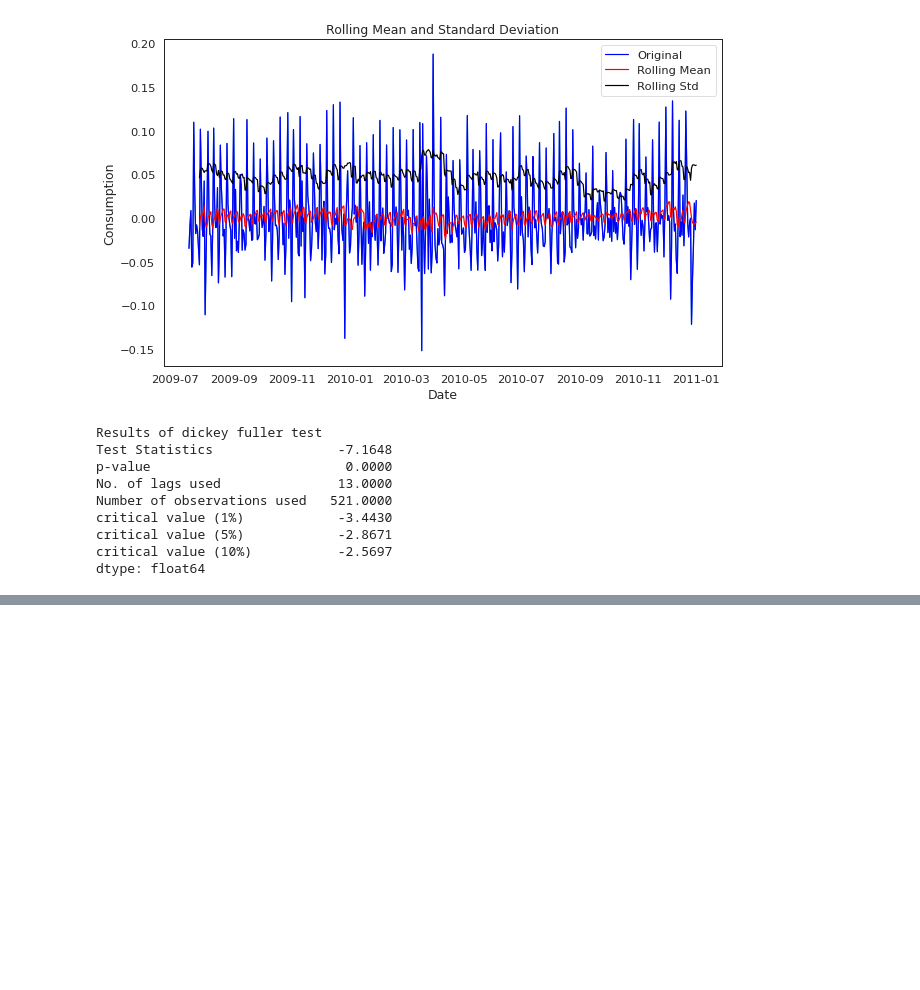
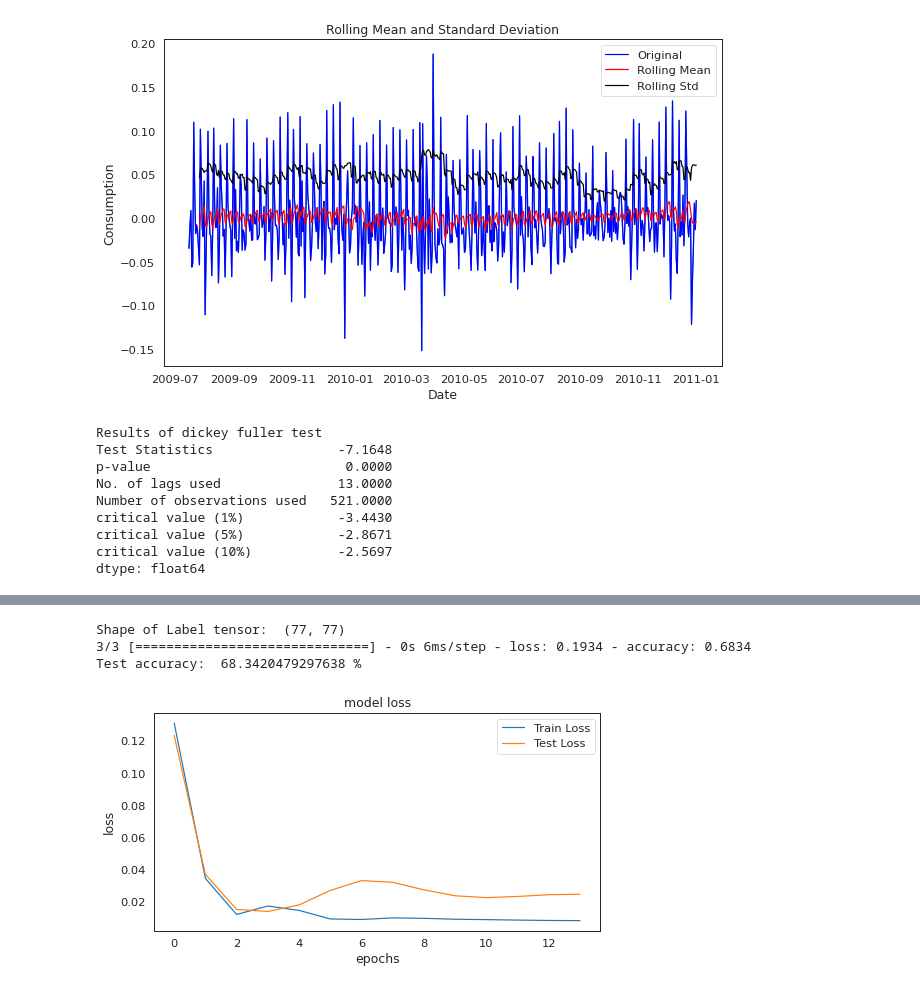
Before and after one commit to mansine/Electricity-Consumption, a Jupyter notebook: LSTM.ipynb, the cells around one changed output, grey strips where cells are left out. Drawn from its saved outputs; the diff is of its cells as text; code cells hidden in the pictures; blank space fills up the shorter version.

```diff
--- a/LSTM.ipynb
+++ b/LSTM.ipynb
@@ -328,0 +339,36 @@ plt.show();
+# %%
+dataset = df.ElectricityConsumption.values #numpy.ndarray
+dataset = dataset.astype('float32')
+dataset = np.reshape(dataset, (-1, 1))
+scaler = MinMaxScaler(feature_range=(0, 1))
+dataset = scaler.fit_transform(dataset)
+train_size = int(len(dataset) * 0.80)
+test_size = len(dataset) - train_size
+train, test = dataset[0:train_size,:], dataset[train_size:len(dataset),:]
+
+def create_dataset(dataset, look_back=1):
+    X, Y = [], []
+    for i in range(len(dataset)-look_back-1):
+        a = dataset[i:(i+look_back), 0]
+        X.append(a)
+        Y.append(dataset[i + look_back, 0])
+    return np.array(X), np.array(Y)
+
+look_back = 30
+X_train, Y_train = create_dataset(train, look_back)
+X_test, Y_test = create_dataset(test, look_back)
+
+# reshape input to be [samples, time steps, features]
+X_train = np.reshape(X_train, (X_train.shape[0], 1, X_train.shape[1]))
+X_test = np.reshape(X_test, (X_test.shape[0], 1, X_test.shape[1]))
+# %%
+model = Sequential()
+model.add(LSTM(100, input_shape=(X_train.shape[1], X_train.shape[2])))
+#model.add(Dropout(0.2))
+model.add(Dense(1))
+model.compile(loss='mean_squared_error', optimizer='adam',metrics='accuracy')
+
+history = model.fit(X_train, Y_train, epochs=20, batch_size=70, validation_data=(X_test, Y_test),
+                    callbacks=[EarlyStopping(monitor='val_loss', patience=10)], verbose=1, shuffle=False)
+
+model.summary()
@@ -328,0 +393,29 @@ plt.show();
+# %%
+model.save('MusicalInstrumentReviews.h5')
+# converting categorical variables in y_train to numerical variables
+Y_test_dummies = pd.get_dummies(Y_test).values
+print('Shape of Label tensor: ', Y_test_dummies.shape)
+# model evaluation
+from keras.models import load_model
+
+model = load_model('MusicalInstrumentReviews.h5')
+scores = model.evaluate(X_test, Y_test_dummies)
+
+LSTM_accuracy = scores[1]*100
+
+print('Test accuracy: ', scores[1]*100, '%')
+# %% [output]
+Shape of Label tensor:  (77, 77)
+3/3 [==============================] - 0s 6ms/step - loss: 0.1934 - accuracy: 0.6834
+Test accuracy:  68.3420479297638 %
+# %%
+plt.figure(figsize=(8,4))
+plt.plot(history.history['loss'], label='Train Loss')
+plt.plot(history.history['val_loss'], label='Test Loss')
+plt.title('model loss')
+plt.ylabel('loss')
+plt.xlabel('epochs')
+plt.legend(loc='upper right')
+plt.show();
+# %% [output]
+[figure, added]
```
Also changed, not shown: parts of 20 cells of this notebook.
